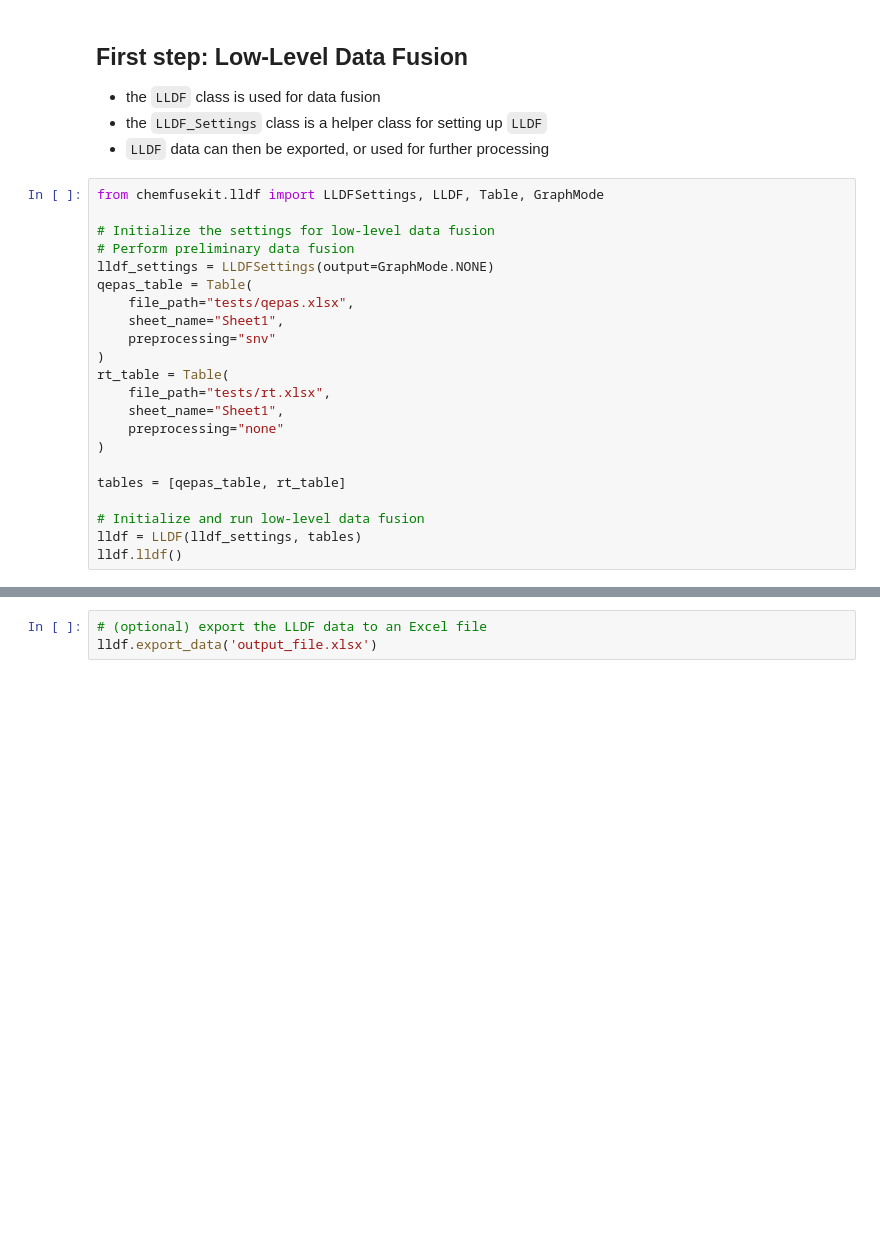
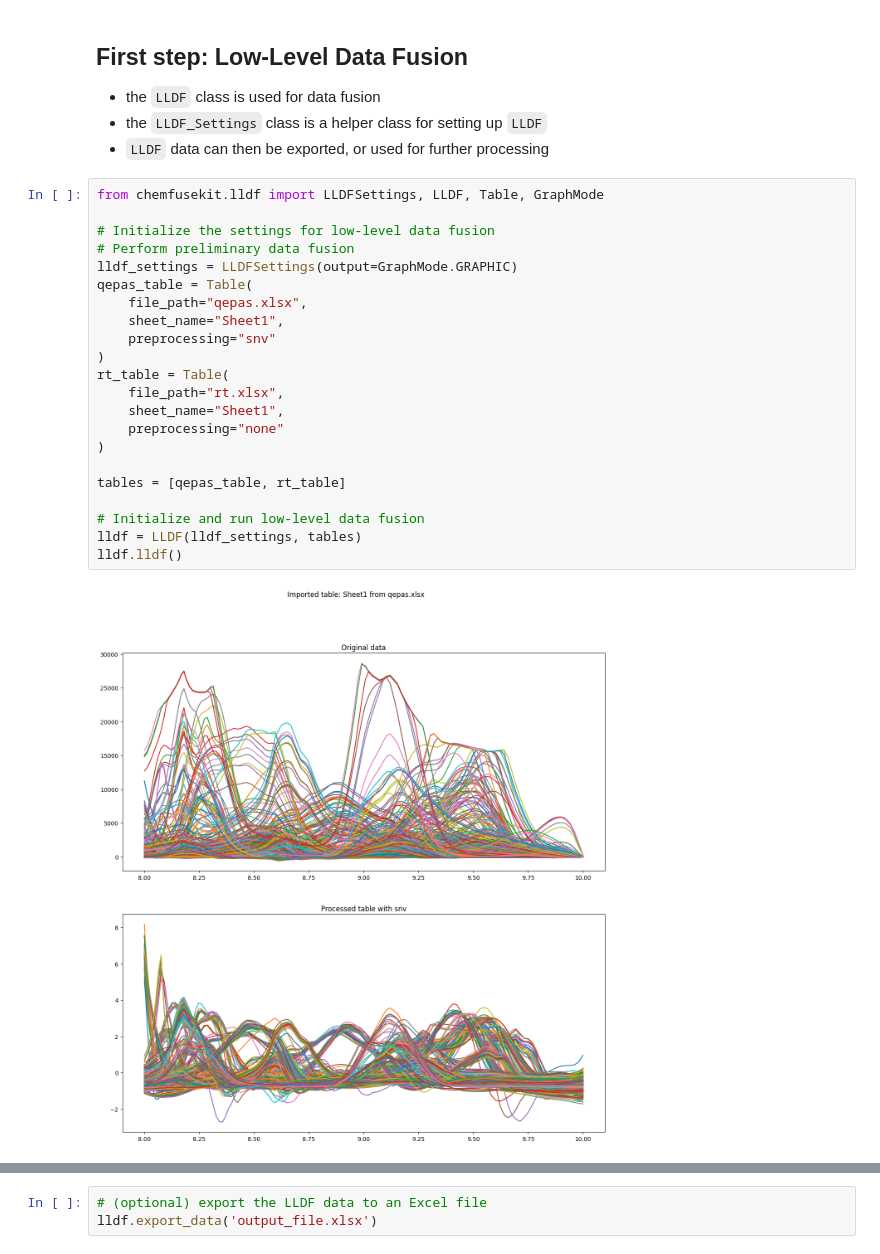
Before and after one commit to f-aguzzi/ChemFuseKit, a Jupyter notebook: examples/plsda_notebook.ipynb, the cells around one changed output, grey strips where cells are left out. Saved outputs shown, nothing was run; the diff lists cells and outputs as text; blank space fills up the shorter version.

```diff
--- a/examples/plsda_notebook.ipynb
+++ b/examples/plsda_notebook.ipynb
@@ -22,22 +40,24 @@ Let's install the package from `PyPI`.
 # %%
 from chemfusekit.lldf import LLDFSettings, LLDF, Table, GraphMode
 
 # Initialize the settings for low-level data fusion
 # Perform preliminary data fusion
-lldf_settings = LLDFSettings(output=GraphMode.NONE)
+lldf_settings = LLDFSettings(output=GraphMode.GRAPHIC)
 qepas_table = Table(
-    file_path="tests/qepas.xlsx",
+    file_path="qepas.xlsx",
     sheet_name="Sheet1",
     preprocessing="snv"
 )
 rt_table = Table(
-    file_path="tests/rt.xlsx",
+    file_path="rt.xlsx",
     sheet_name="Sheet1",
     preprocessing="none"
 )
 
 tables = [qepas_table, rt_table]
 
 # Initialize and run low-level data fusion
 lldf = LLDF(lldf_settings, tables)
 lldf.lldf()
+# %% [output]
+[figure, added]
```
Also changed, not shown: parts of 3 cells of this notebook, 15 other files.
